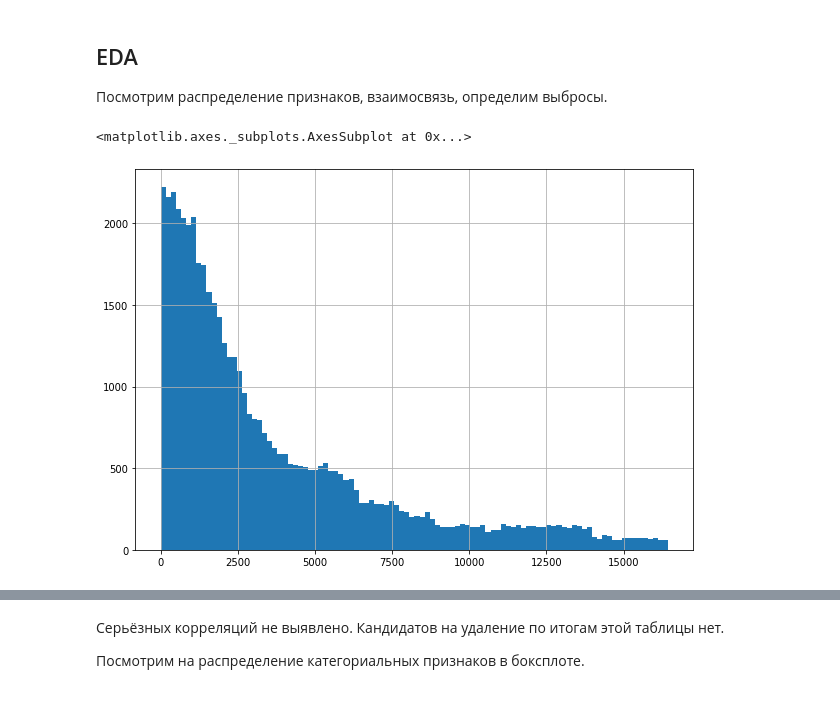
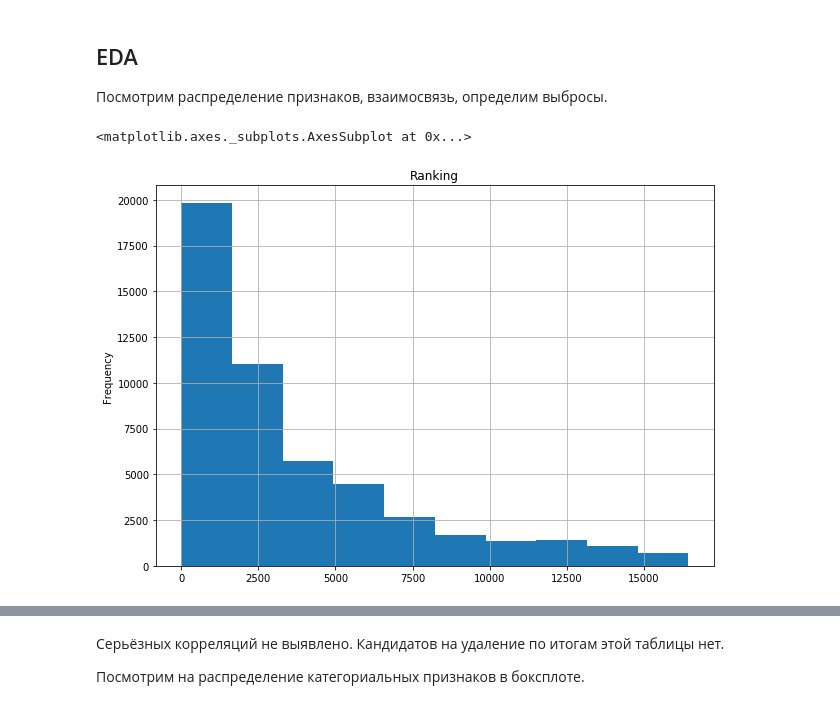
Before and after one commit to Anna-Coon-Da/My_SkillFactory, a Jupyter notebook: module_3/[SF-DST]Restaurants_rating_ML.ipynb, the cells around one changed output, grey strips where cells are left out. Cells and saved outputs as stored; diff of their text form; code cells hidden in the pictures.

Commit message:
Code +
Notebook enriched with additional analysis and brushed up charts

```diff
--- a/module_3/[SF-DST]Restaurants_rating_ML.ipynb
+++ b/module_3/[SF-DST]Restaurants_rating_ML.ipynb
@@ -672,0 +790,2 @@ See the caveats in the documentation: https://pandas.pydata.org/pandas-docs/stab
+# %%
+data['Reviews_eval'] = 1
@@ -672,0 +812,23 @@ See the caveats in the documentation: https://pandas.pydata.org/pandas-docs/stab
+# %%
+for i in range(len(data['City'])):
+    if len(data['Review_text'][i])==1:
+        for m in minus:
+            if m in data['Review_text'][i][0]:
+                data['Reviews_eval'][i] = 0
+        for p in plus:
+            if p in data['Review_text'][i][0]:
+                data['Reviews_eval'][i] = 2
+    elif len(data['Review_text'][i])==2:
+        a = 1
+        b = 1
+        for m in minus:
+            if m in data['Review_text'][i][0]:
+                a = 0
+            if m in data['Review_text'][i][1]:
+                b = 0
+        for p in plus:
+            if p in data['Review_text'][i][0]:
+                a = 2
+            if p in data['Review_text'][i][1]:
+                b = 2
+        data['Reviews_eval'][i] = round((a+b)/2)
@@ -675,6 +856,6 @@ See the caveats in the documentation: https://pandas.pydata.org/pandas-docs/stab
 # %%
 data['Review_Date']=data['Reviews'].apply(lambda x: x[1])
-data['Latest Review']=10000
+data['Latest Review']=5500
 # %%
 date = datetime.now() #Сегодняшняя дата
 i=-1
@@ -749,5 +950,5 @@ ID_TA представляет собой часть записи URL_TA. URL_TA
 # %%
-data.drop(data.columns[[2,6,7,8,22]], axis=1, inplace=True)
+data.drop(data.columns[[2,6,7,8,23,26]], axis=1, inplace=True)
 data.info()
 # %% [output]
 <class 'pandas.core.frame.DataFrame'>
@@ -773,8 +974,8 @@ memory usage: 8.9+ MB
 # %%
 #Распределение значений по Ranking
 plt.rcParams['figure.figsize'] = (10,7)
-data['Ranking'].hist(bins=100)
+data['Ranking'].plot(kind = 'hist', grid = True, title = 'Ranking')
 # %% [output]
 <matplotlib.axes._subplots.AxesSubplot at 0x...>
-[figure, old version]
+[figure, new version]
 # %%
```
Also changed, not shown: parts of 54 cells of this notebook, 1 other file.
